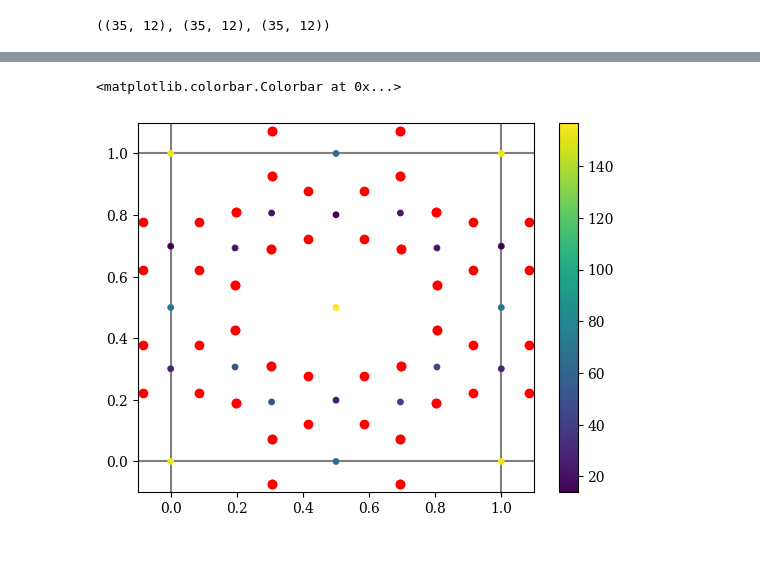
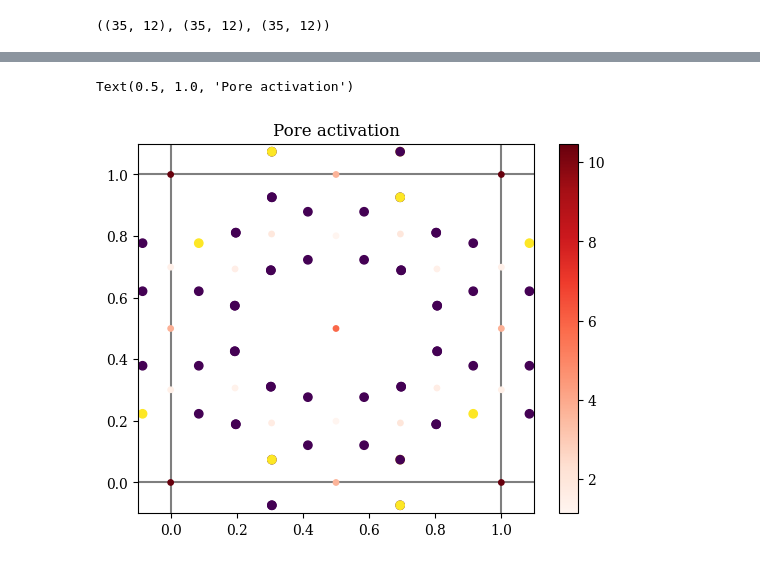
Before and after one commit to marko-petkovic/zeolite-property-prediction, a Jupyter notebook: plotting_MOR.ipynb, the cells around one changed output, grey strips where cells are left out. Cells and saved outputs as stored; diff of their text form; code cells hidden in the pictures.

```diff
--- a/plotting_MOR.ipynb
+++ b/plotting_MOR.ipynb
@@ -170,4 +197,11 @@ y_pred, y_true = mpnn.predict(testloader)
+# %%
+atts = torch.tensor([0, 0, 0, 0, 0, 0, 0, 0, 0, 0, 0, 1, 1, 0, 0, 1, 1, 0, 1, 0, 0, 0,
+       0, 0, 0, 0, 0, 0, 0, 0, 0, 0, 0, 0, 0, 0, 0, 0, 0, 0, 0, 0, 0, 0,
+       0, 0, 0, 0])
 # %%
 _X, _bonds, _X_p, _bonds_sp, _bonds_ps, _y = next(iter(testloader))
+# %%
+_X[0] = atts[:,None]
 # %%
-pred, hidden = mpnn.forward(_X.float().cuda(), _bonds.float().cuda(), _X_p.float().cuda(), _bonds_sp.float().cuda(), _bonds_ps.float().cuda(), return_hidden=True)
+mpnn2.load_state_dict(torch.load(f'model_data_random2/MOR/1.0/pore/model_10/model.pth'))
+pred = mpnn2.forward(_X.float().cuda(), _bonds.float().cuda(), _X_p.float().cuda(), _bonds_sp.float().cuda(), _bonds_ps.float().cuda())
@@ -174,5 +212,5 @@ pred, hidden = mpnn.forward(_X.float().cuda(), _bonds.float().cuda(), _X_p.float
 # %%
-hid = hidden[0].detach().cpu()
+hid = pred[0].detach().cpu()
 # %%
 hid = hid.abs().sum(1).numpy()
 # %%
@@ -185,32 +223,33 @@ array([156.80916 , 153.51634 ,  68.67219 ,  62.806957,  22.784391,
 # %%
 
 plt.vlines([0,1], -1, 2, color='black', zorder=-200, alpha=0.5)
 plt.hlines([0,1], -1, 2, color='black', zorder=-200, alpha=0.5)
 
 
-plt.scatter(X[:,0], X[:,1], c= 'r')
-plt.scatter(X[:,0]+1, X[:,1]+1, c= 'r')
-plt.scatter(X[:,0]+1, X[:,1], c= 'r')
-plt.scatter(X[:,0], X[:,1]+1, c= 'r')
+plt.scatter(X[:,0], X[:,1], c= atts)
+plt.scatter(X[:,0]+1, X[:,1]+1, c= atts)
+plt.scatter(X[:,0]+1, X[:,1], c= atts)
+plt.scatter(X[:,0], X[:,1]+1, c= atts)
 
 
-plt.scatter(X[:,0]-1, X[:,1]-1, c= 'r')
-plt.scatter(X[:,0]-1, X[:,1], c= 'r')
-plt.scatter(X[:,0], X[:,1]-1, c= 'r')
+plt.scatter(X[:,0]-1, X[:,1]-1, c= atts)
+plt.scatter(X[:,0]-1, X[:,1], c= atts)
+plt.scatter(X[:,0], X[:,1]-1, c= atts)
 
-plt.scatter(X_pore[:,0], X_pore[:,1], c= hid, s=15)
-plt.scatter(X_pore[:,0]+1, X_pore[:,1]+1, c= hid, s=15)
-plt.scatter(X_pore[:,0]+1, X_pore[:,1], c= hid, s=15)
-plt.scatter(X_pore[:,0], X_pore[:,1]+1, c= hid, s=15)
+plt.scatter(X_pore[:,0], X_pore[:,1], c= hid, s=15, cmap='Reds')
+plt.scatter(X_pore[:,0]+1, X_pore[:,1]+1, c= hid, s=15, cmap='Reds')
+plt.scatter(X_pore[:,0]+1, X_pore[:,1], c= hid, s=15, cmap='Reds')
+plt.scatter(X_pore[:,0], X_pore[:,1]+1, c= hid, s=15, cmap='Reds')
 
 
 for i in range(A.shape[0]):
     for j in range(A.shape[1]):
         pass
 
 plt.xlim(-0.1,1.1)
 plt.ylim(-0.1,1.1)
 plt.colorbar()
+plt.title('Pore activation')
 # %% [output]
-<matplotlib.colorbar.Colorbar at 0x...>
+Text(0.5, 1.0, 'Pore activation')
-[figure, old version]
+[figure, new version]
```
Also changed, not shown: parts of 21 cells of this notebook, 17 other files.
